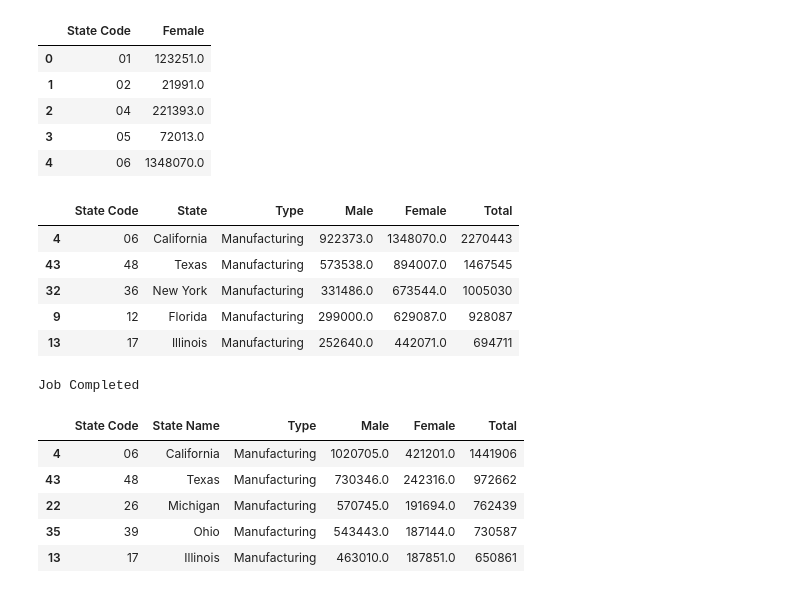
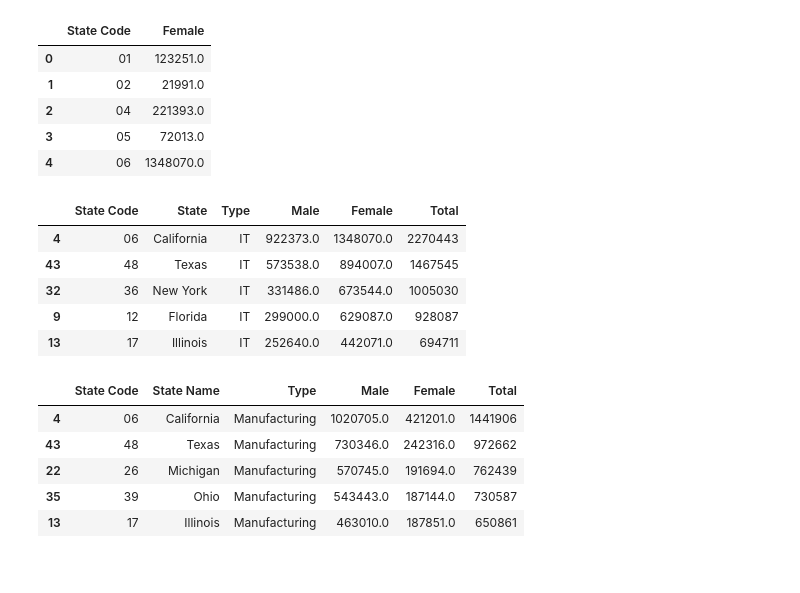
Before and after one commit to scooops94/Project_CSS, a Jupyter notebook: Census_Demo.ipynb, the cells around one changed output. Drawn from its saved outputs; the diff is of its cells as text; code cells hidden in the pictures.

```diff
--- a/Census_Demo.ipynb
+++ b/Census_Demo.ipynb
@@ -58,29 +48,29 @@ f_pd.head()
 # %%
 # get state names
 state_dict = us.states.mapping('fips', 'name')
 # Append DataFrame
 mf_df = pd.merge(f_pd, m_pd, on='State Code', how='inner')
 mf_df=mf_df.fillna(0)
 
 mf_df["Total"] = mf_df["Male"].astype(int) + mf_df["Female"].astype(int)
 mf_df["State"] = ''
 mf_df["Type"] = ''
 #mf_df["State"] = state_dict[mf_df["State Code"]]
 state_dict = us.states.mapping('fips', 'name')
 for index, row in mf_df.iterrows():
     mf_df.loc[index,'State'] = state_dict[mf_df.loc[index,'State Code']]
-    mf_df.loc[index,'Type'] = 'Manufacturing'
+    mf_df.loc[index,'Type'] = 'IT'
 
 
 mf_df = mf_df[["State Code", "State", "Type","Male", "Female","Total"]]
 mf_df.sort_values('Total', ascending=False).head()
 # %% [output]
 |  | State Code | State | Type | Male | Female | Total |
-| 4 | 06 | California | Manufacturing | 922373.0 | 1348070.0 | 2270443 |
-| 43 | 48 | Texas | Manufacturing | 573538.0 | 894007.0 | 1467545 |
-| 32 | 36 | New York | Manufacturing | 331486.0 | 673544.0 | 1005030 |
-| 9 | 12 | Florida | Manufacturing | 299000.0 | 629087.0 | 928087 |
-| 13 | 17 | Illinois | Manufacturing | 252640.0 | 442071.0 | 694711 |
+| 4 | 06 | California | IT | 922373.0 | 1348070.0 | 2270443 |
+| 43 | 48 | Texas | IT | 573538.0 | 894007.0 | 1467545 |
+| 32 | 36 | New York | IT | 331486.0 | 673544.0 | 1005030 |
+| 9 | 12 | Florida | IT | 299000.0 | 629087.0 | 928087 |
+| 13 | 17 | Illinois | IT | 252640.0 | 442071.0 | 694711 |
 # %%
 #used functions
 def func_merge_df(df1, df2, column):
@@ -116,6 +106,8 @@ input_data=[{'Male':'B24040_007E','Female':'B24040_111E','jobtype':'Manufacturin
            {'Male':'B24010_017E','Female':'B24010_168E','jobtype':'Finance'}
           ]
 input_df = pd.DataFrame(input_data)
+
+
 
 for index, row in input_df.iterrows():
     filter_df = input_df[input_df['jobtype']==input_df.loc[index,'jobtype']]
@@ -140,8 +132,6 @@ for index, row in input_df.iterrows():
             rs_data.to_csv(f, header=False, index=False)
 
 print("Job Completed")
-# %% [output]
-Job Completed
 # %%
 cnt = 1
 input_data=[{'Male':'B24040_007E','Female':'B24040_111E','jobtype':'Manufacturing'},
```
Also changed, not shown: parts of 16 cells of this notebook.
